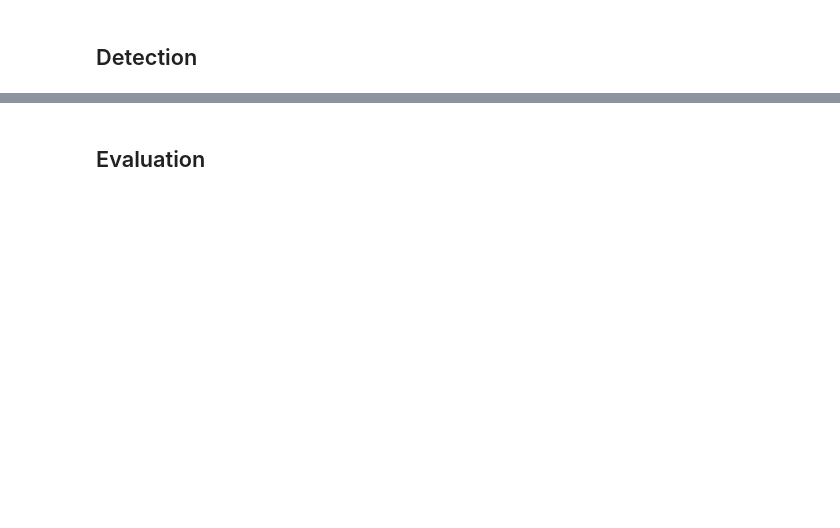
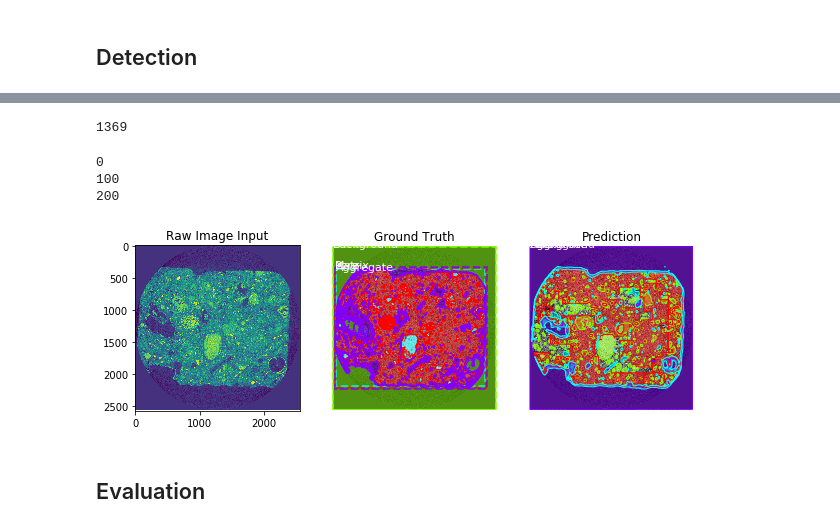
Before and after one commit to ychen1030/Mask_RCNN_concrete, a Jupyter notebook: train_concrete.ipynb, the cells around one changed output, grey strips where cells are left out. Cells and saved outputs as stored; diff of their text form; code cells hidden in the pictures; blank space fills up the shorter version.

```diff
--- a/train_concrete.ipynb
+++ b/train_concrete.ipynb
@@ -393,0 +465,5 @@ visualize.display_instances(original_image, gt_bbox, gt_mask, gt_class_id,
+# %%
+results = []
+for original_image in original_images:
+    result = model.detect([original_image], verbose=1)
+    results.append(result)
@@ -393,0 +488,25 @@ visualize.display_instances(original_image, gt_bbox, gt_mask, gt_class_id,
+# %%
+print(len(results))
+# %% [output]
+1369
+# %%
+masks = np.zeros((2560, 2560, 4))
+
+# takes a while to rum
+for index in range(len(results)):
+    if index % 100 == 0:
+        print(index)
+    row, col = index // 37, index % 37
+    m = results[index][0]['masks']
+    # all class id in this masks
+    classes = results[index][0]['class_ids']
+    for c in range(len(classes)):
+        for x in range(256):
+            for y in range(256):
+                i, j = row * 64 + x, col * 64 + y
+                if m[x][y][c]:
+                    masks[i][j][classes[c] - 1] += 1
+# %% [output]
+0
+100
+200
@@ -393,0 +528,16 @@ visualize.display_instances(original_image, gt_bbox, gt_mask, gt_class_id,
+# %%
+rois = np.array([[0, 0, 2560, 2560], [0, 0, 2560, 2560], [0, 0, 2560, 2560], [0, 0, 2560, 2560]])
+
+f, (ax1, ax2, ax3) = plt.subplots(1, 3, sharey=True, figsize=[10, 5])
+
+inp = plt.imread('../data/dataset_1/raw_image_100/{}.tif'.format(real_id))
+ax1.imshow(inp)
+ax1.set_title('Raw Image Input')
+
+visualize.display_instances(original_image_large, gt_bbox, gt_mask, gt_class_id,
+                            dataset_train.class_names, ax=ax2, title="Ground Truth")
+
+visualize.display_instances(original_image_large, rois, masks.astype(bool), gt_class_id,
+                            dataset_val.class_names, ax=ax3, show_bbox=False, title="Prediction")
+# %% [output]
+[figure, added]
```
Also changed, not shown: parts of 19 cells of this notebook.
